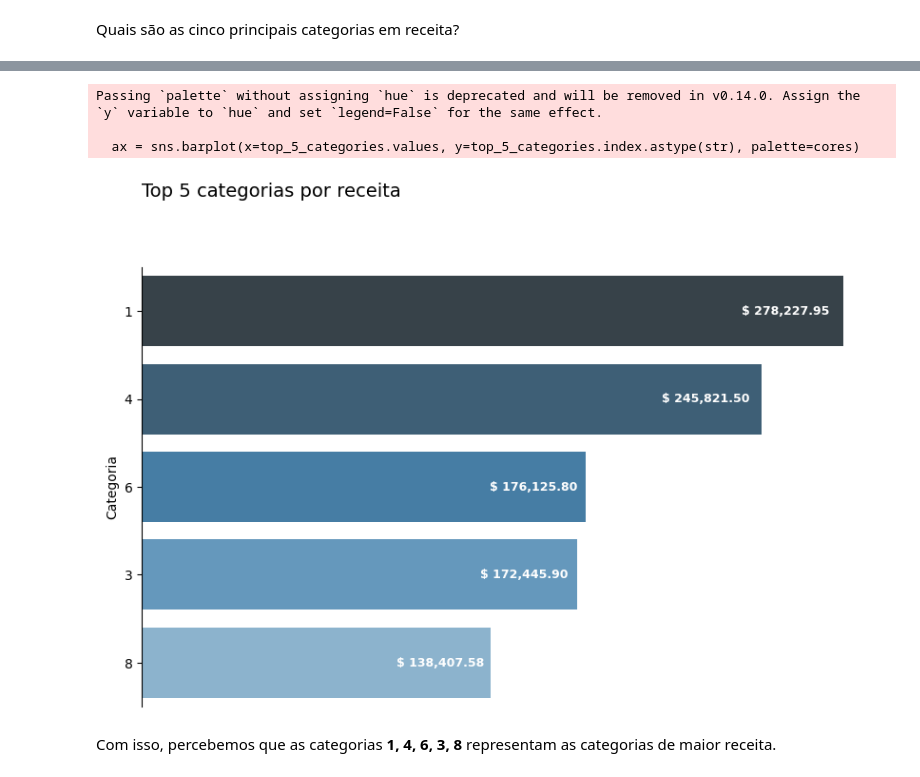
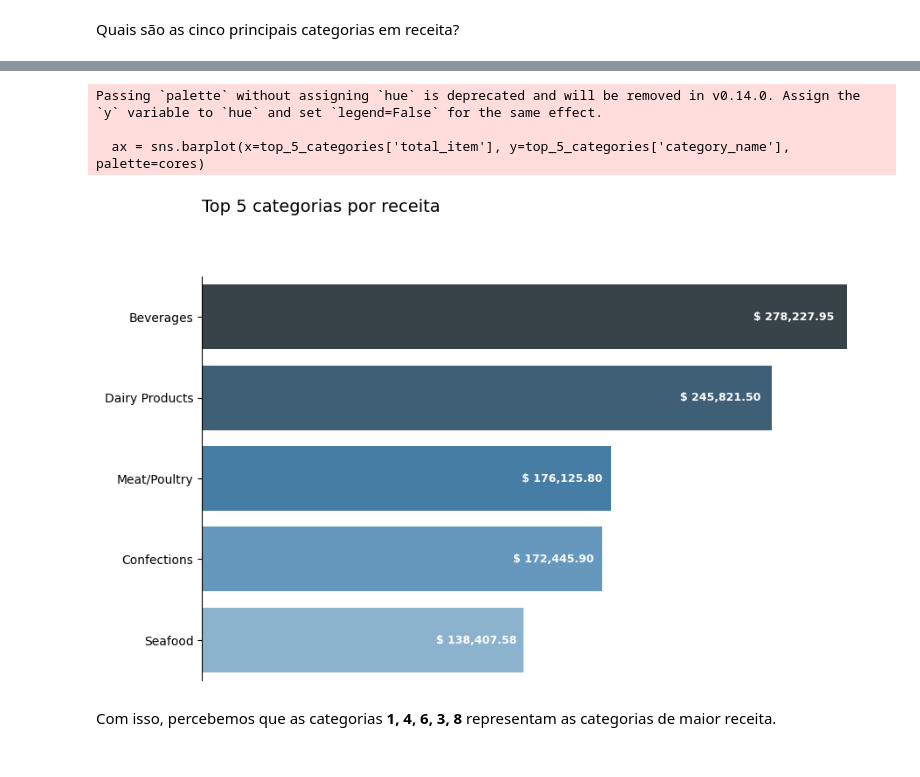
Before and after one commit to raulward/projeto-northwind, a Jupyter notebook: woorkbook.ipynb, the cells around one changed output, grey strips where cells are left out. Cells and saved outputs as stored; diff of their text form; code cells hidden in the pictures.

```diff
--- a/woorkbook.ipynb
+++ b/woorkbook.ipynb
@@ -59,11 +154,12 @@ import seaborn as sns
 # %% [markdown]
 #### **2.1 Importação dos dados** <h4>
 # %%
-orders = pd.read_csv("data/northwind/orders.csv", sep=";")
-order_details = pd.read_csv("data/northwind/order_details.csv", sep=";")
-customers = pd.read_csv("data/northwind/customers.csv", sep=";")
-products = pd.read_csv("data/northwind/products.csv", sep=";")
-employees = pd.read_csv("data/northwind/employees.csv", sep=";")
+orders = pd.read_csv('data/northwind/orders.csv', sep=';')
+order_details = pd.read_csv('data/northwind/order_details.csv', sep=';')
+customers = pd.read_csv('data/northwind/customers.csv', sep=';')
+products = pd.read_csv('data/northwind/products.csv', sep=';')
+employees = pd.read_csv('data/northwind/employees.csv', sep=';')
+categories = pd.read_csv('data/northwind/categories.csv', sep=';')
 # %% [markdown]
 ---
 # %% [markdown]
@@ -879,6 +1022,6 @@ Quais são as cinco principais categorias em receita?
 # %%
 top_categories = northwind.groupby('category_id')['total_item'].sum()
 
-top_5_categories = top_categories.sort_values(ascending=False).head(5).round(2)
+top_5_categories = top_categories.sort_values(ascending=False).head(5).round(2).reset_index()
 
-top_5_categories
+top_5_categories = top_5_categories.merge(categories[['category_name', 'category_id']], on='category_id', how='left')
@@ -893,29 +1028,29 @@ Name: total_item, dtype: float64
 # %%
 fig, ax = plt.subplots(figsize=(10, 6))
 
-ax = sns.barplot(x=top_5_categories.values, y=top_5_categories.index.astype(str), palette=cores)
+ax = sns.barplot(x=top_5_categories['total_item'], y=top_5_categories['category_name'], palette=cores)
 
 # Invertendo a paleta de cores para valores mais altos ficarem mais escuros e mais baixos ficarem mais claros
 cores = sns.color_palette("Blues_d", n_colors=10)[::-2]
 
 ax.set_title("Top 5 categorias por receita\n\n\n", loc='left', fontsize=14)
-ax.set_ylabel("Categoria")
+ax.set_ylabel("")
 
-for i, (valor, nome) in enumerate(zip(top_5_categories.values, top_5_categories.index)):
+for i, (valor, nome) in enumerate(zip(top_5_categories['total_item'], top_5_categories['category_name'])):
     ax.text(valor * 0.98, i, f"$ {valor:,.2f}", ha='right', va='center', color='white', fontsize=9, fontweight='bold')
 
 ax.spines['top'].set_visible(False)
 ax.spines['right'].set_visible(False)
 ax.spines['bottom'].set_visible(False)
 
 ax.xaxis.set_visible(False)
 
 plt.show()
 # %% [output]
 Passing `palette` without assigning `hue` is deprecated and will be removed in v0.14.0. Assign the `y` variable to `hue` and set `legend=False` for the same effect.
 
-  ax = sns.barplot(x=top_5_categories.values, y=top_5_categories.index.astype(str), palette=cores)
+  ax = sns.barplot(x=top_5_categories['total_item'], y=top_5_categories['category_name'], palette=cores)
-[figure, old version]
+[figure, new version]
 # %% [markdown]
 Com isso, percebemos que as categorias **1, 4, 6, 3, 8** representam as categorias de maior receita.
 # %% [markdown]
```
Also changed, not shown: parts of 27 cells of this notebook.
